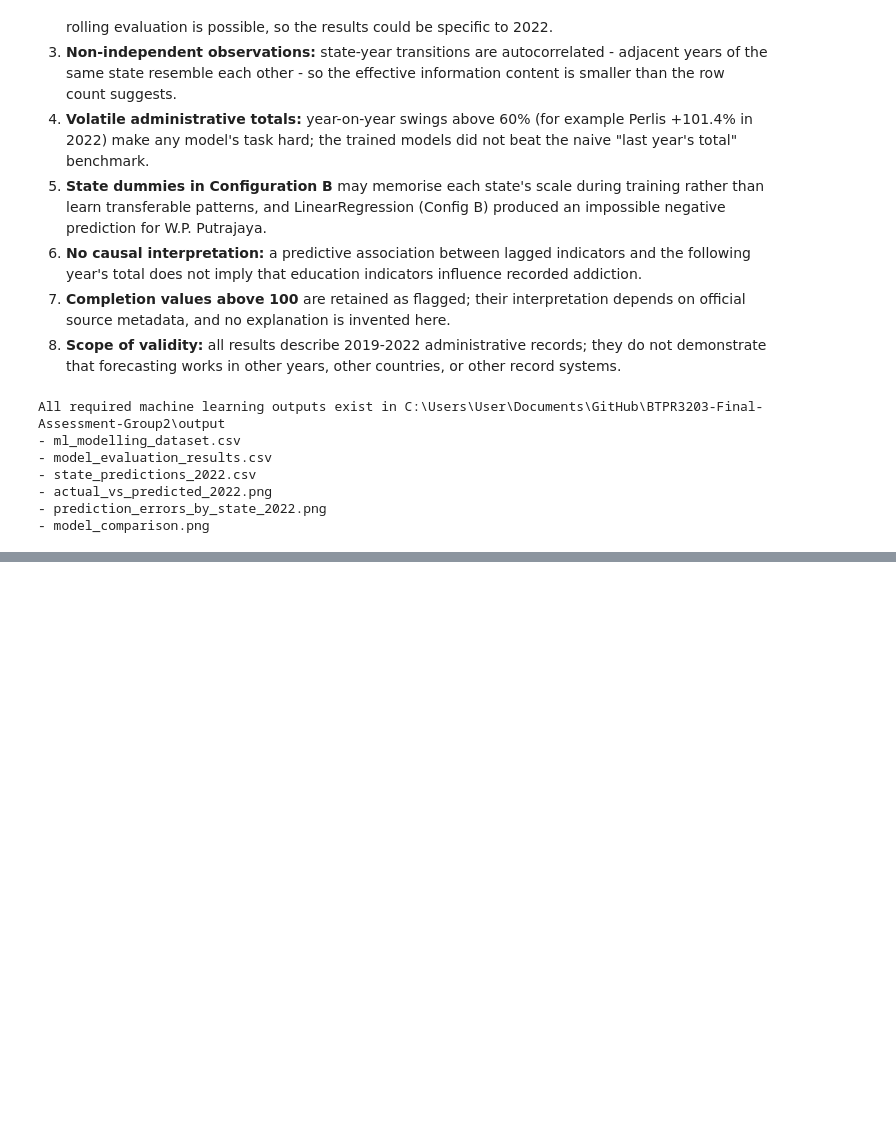
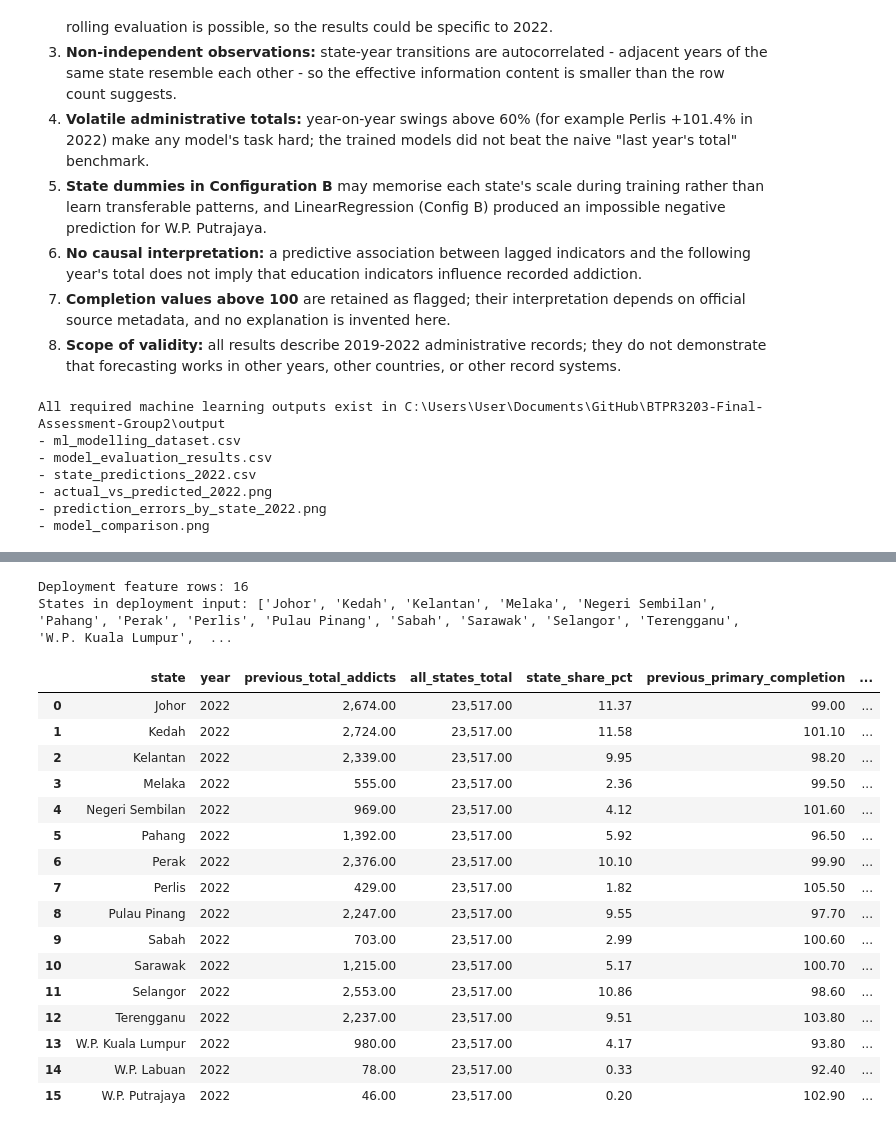
Before and after one commit to Ching040917/BTPR3203-Final-Assessment-Group2, a Jupyter notebook: notebook/RQ2_Drug_Education.ipynb, the cells around one changed output, grey strips where cells are left out. Cells and saved outputs as stored; diff of their text form; code cells hidden in the pictures; blank space fills up the shorter version.

```diff
--- a/notebook/RQ2_Drug_Education.ipynb
+++ b/notebook/RQ2_Drug_Education.ipynb
@@ -1297,0 +1361,44 @@ All required machine learning outputs exist in C:\Users\User\Documents\GitHub\BT
+# %%
+# Stage A: prediction inputs from 2022 only
+deployment_inputs = state_totals[state_totals["year"] == 2022].copy()
+deployment_school = school_wide[school_wide["year"] == 2022]
+
+deployment_X_raw = deployment_inputs.merge(deployment_school, on=["state", "year"], how="left", validate="one_to_one")
+
+# Rename columns to match the pipeline feature names
+deployment_X_raw = deployment_X_raw.rename(columns={
+    "total_addicts": "previous_total_addicts",
+    "primary": "previous_primary_completion",
+    "secondary_lower": "previous_secondary_lower_completion",
+    "secondary_upper": "previous_secondary_upper_completion",
+})
+
+deployment_X_raw["feature_year"] = 2022
+deployment_X_raw["prediction_year"] = 2023
+
+# Feature matrix for the pipeline (without prediction_year)
+deployment_features = deployment_X_raw[FEATURE_COLUMNS + ["state"]].copy()
+
+print("Deployment feature rows:", len(deployment_features))
+print("States in deployment input:", sorted(deployment_features["state"].tolist()))
+display(deployment_X_raw)
+# %% [output]
+Deployment feature rows: 16
+States in deployment input: ['Johor', 'Kedah', 'Kelantan', 'Melaka', 'Negeri Sembilan', 'Pahang', 'Perak', 'Perlis', 'Pulau Pinang', 'Sabah', 'Sarawak', 'Selangor', 'Terengganu', 'W.P. Kuala Lumpur',  ...
+|  | state | year | previous_total_addicts | all_states_total | state_share_pct | previous_primary_completion | ... |
+| 0 | Johor | 2022 | 2,674.00 | 23,517.00 | 11.37 | 99.00 | ... |
+| 1 | Kedah | 2022 | 2,724.00 | 23,517.00 | 11.58 | 101.10 | ... |
+| 2 | Kelantan | 2022 | 2,339.00 | 23,517.00 | 9.95 | 98.20 | ... |
+| 3 | Melaka | 2022 | 555.00 | 23,517.00 | 2.36 | 99.50 | ... |
+| 4 | Negeri Sembilan | 2022 | 969.00 | 23,517.00 | 4.12 | 101.60 | ... |
+| 5 | Pahang | 2022 | 1,392.00 | 23,517.00 | 5.92 | 96.50 | ... |
+| 6 | Perak | 2022 | 2,376.00 | 23,517.00 | 10.10 | 99.90 | ... |
+| 7 | Perlis | 2022 | 429.00 | 23,517.00 | 1.82 | 105.50 | ... |
+| 8 | Pulau Pinang | 2022 | 2,247.00 | 23,517.00 | 9.55 | 97.70 | ... |
+| 9 | Sabah | 2022 | 703.00 | 23,517.00 | 2.99 | 100.60 | ... |
+| 10 | Sarawak | 2022 | 1,215.00 | 23,517.00 | 5.17 | 100.70 | ... |
+| 11 | Selangor | 2022 | 2,553.00 | 23,517.00 | 10.86 | 98.60 | ... |
+| 12 | Terengganu | 2022 | 2,237.00 | 23,517.00 | 9.51 | 103.80 | ... |
+| 13 | W.P. Kuala Lumpur | 2022 | 980.00 | 23,517.00 | 4.17 | 93.80 | ... |
+| 14 | W.P. Labuan | 2022 | 78.00 | 23,517.00 | 0.33 | 92.40 | ... |
+| 15 | W.P. Putrajaya | 2022 | 46.00 | 23,517.00 | 0.20 | 102.90 | ... |
```
Also changed, not shown: parts of 21 cells of this notebook, 3 other files.
